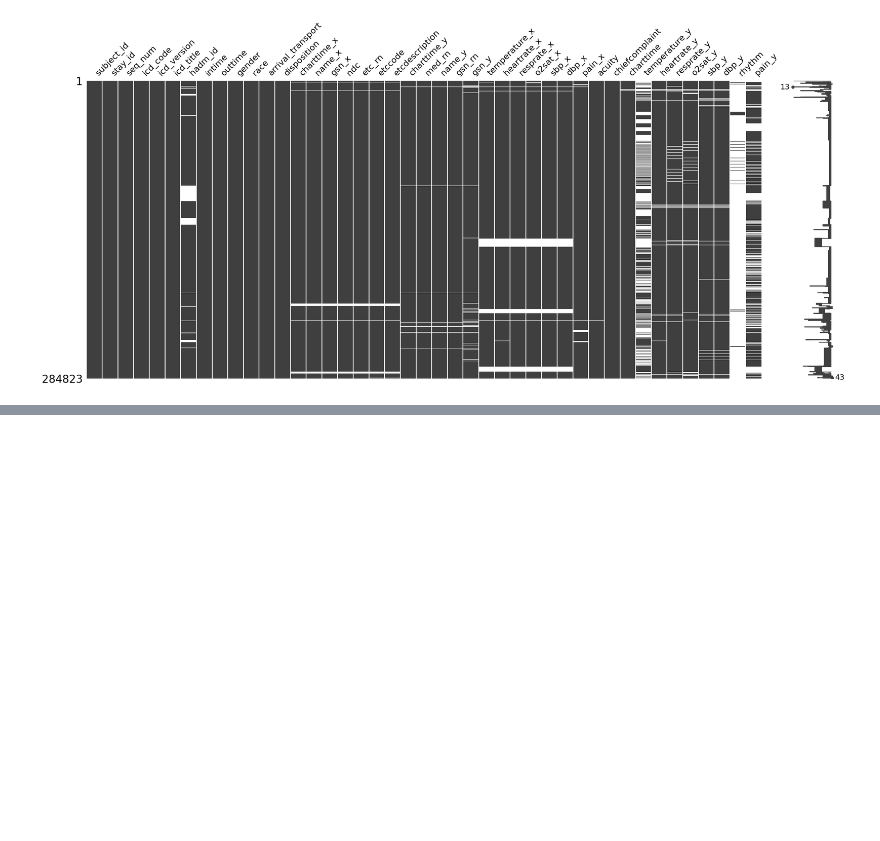
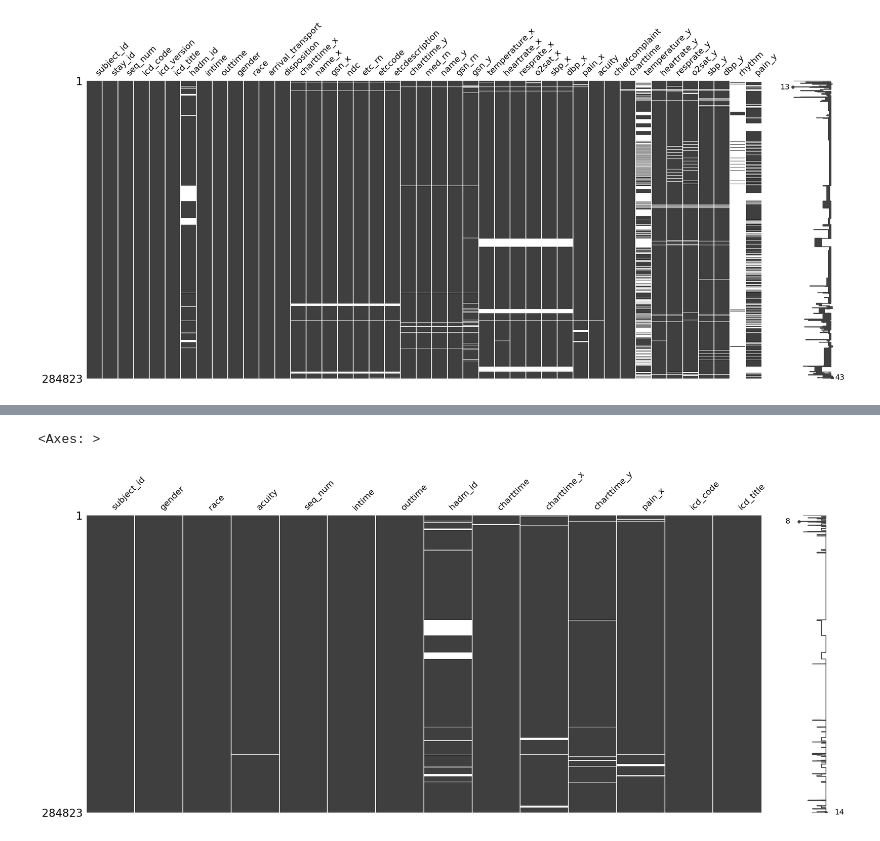
Before and after one commit to educbd/Capstone_Project, a Jupyter notebook: MIMIC_IV_Capstone.ipynb, the cells around one changed output, grey strips where cells are left out. Cells and saved outputs as stored; diff of their text form; code cells hidden in the pictures; blank space fills up the shorter version.

```diff
--- a/MIMIC_IV_Capstone.ipynb
+++ b/MIMIC_IV_Capstone.ipynb
@@ -146,3 +149,6 @@ msno.matrix(df)
 # %% [output]
 <Axes: >
 [figure]
+# %%
+times = df[['subject_id', 'gender', 'race', 'acuity', 'seq_num', 'intime', 'outtime', 'hadm_id', 'charttime','charttime_x', 'charttime_y', 'pain_x', 'icd_code', 'icd_title']]
+times
@@ -148,0 +169,5 @@ msno.matrix(df)
+# %%
+msno.matrix(times)
+# %% [output]
+<Axes: >
+[figure, added]
```
Also changed, not shown: parts of 28 cells of this notebook.
